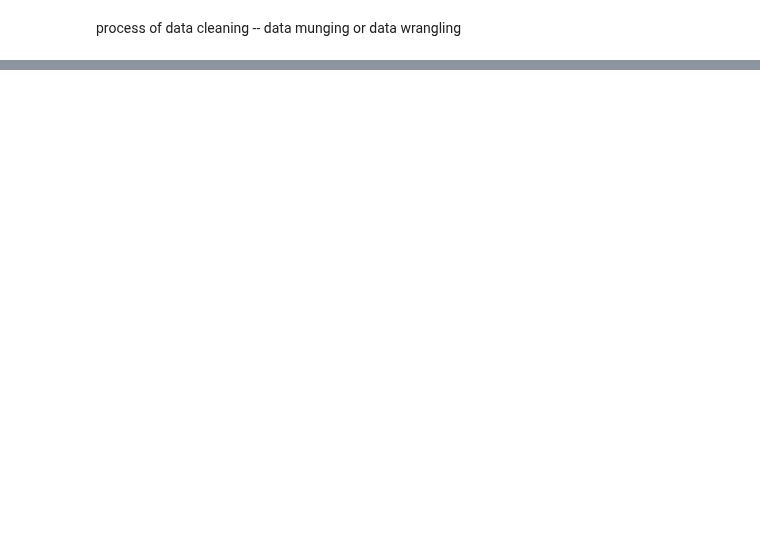
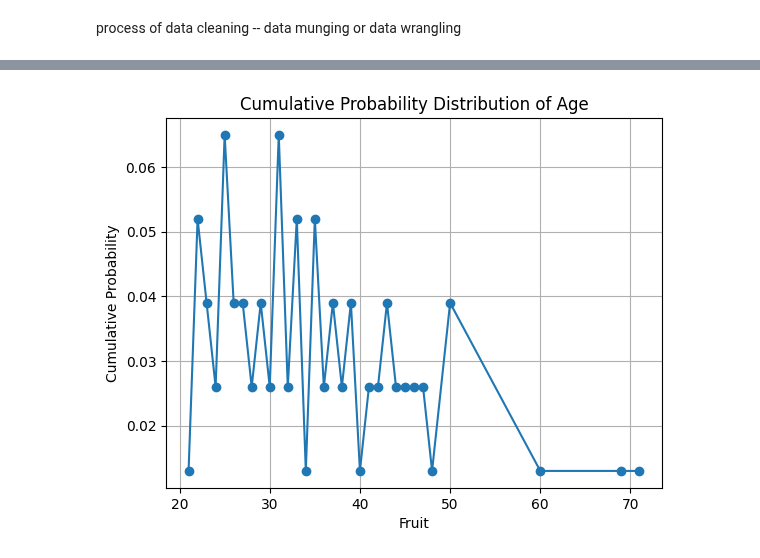
Before and after one commit to kelvinprabhu/Python_series, a Jupyter notebook: Pandas/basics.ipynb, the cells around one changed output, grey strips where cells are left out. Drawn from its saved outputs; the diff is of its cells as text; code cells hidden in the pictures; blank space fills up the shorter version.

```diff
--- a/Pandas/basics.ipynb
+++ b/Pandas/basics.ipynb
@@ -60,0 +251,14 @@ process of data cleaning  -- data munging or data wrangling
+# %%
+prob_age = df['Age'].value_counts(normalize=True)
+prob_age_cum = prob_age.sort_index()
+# %%
+import matplotlib.pyplot as plt
+
+prob_age_cum.plot(kind='line', marker='o')
+plt.title('Cumulative Probability Distribution of Age')
+plt.ylabel('Cumulative Probability')
+plt.xlabel('Fruit')
+plt.grid(True)
+plt.show()
+# %% [output]
+[figure, added]
```
Also changed, not shown: parts of 30 cells of this notebook, 2 other files.
